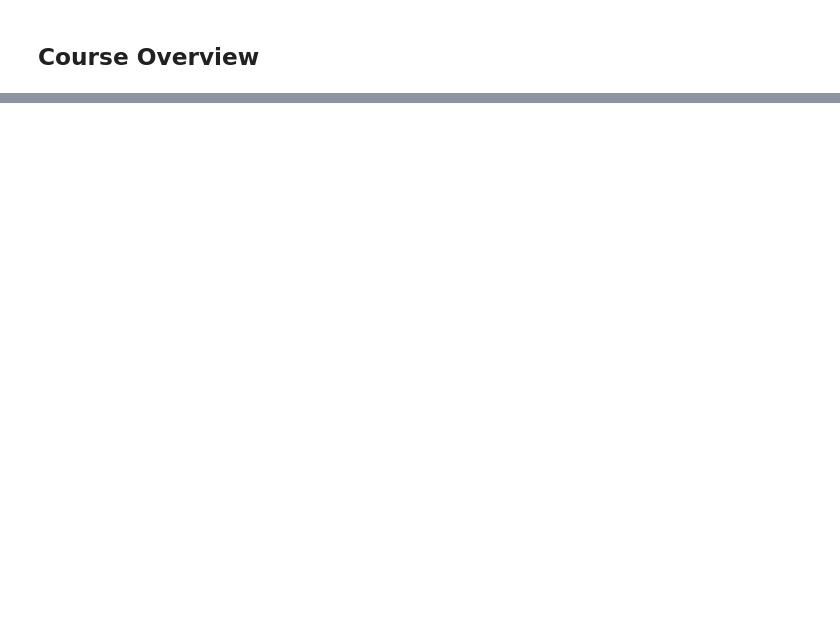
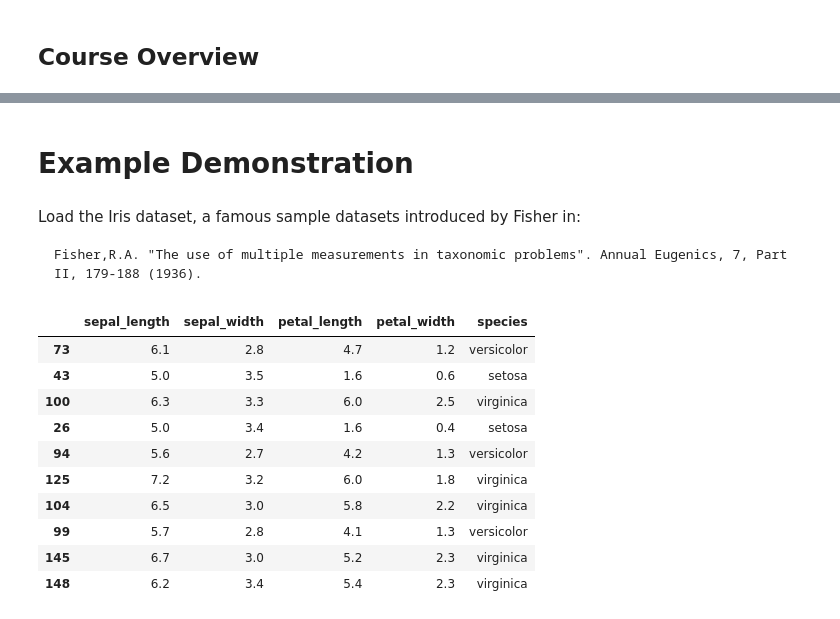
Before and after one commit to organisciak/Scripting-Course, a Jupyter notebook: slides/01-introduction.ipynb, the cells around one changed output, grey strips where cells are left out. Saved outputs shown, nothing was run; the diff lists cells and outputs as text; code cells hidden in the pictures; blank space fills up the shorter version.

```diff
--- a/slides/01-introduction.ipynb
+++ b/slides/01-introduction.ipynb
@@ -91,0 +338,2 @@ Add wide versus long data to syllabus
+# %% [markdown]
+# Example Demonstration
@@ -91,0 +345,19 @@ Add wide versus long data to syllabus
+# %% [markdown]
+Load the Iris dataset, a famous sample datasets introduced by Fisher in:
+
+    Fisher,R.A. "The use of multiple measurements in taxonomic problems". Annual Eugenics, 7, Part II, 179-188 (1936).
+# %%
+iris = sns.load_dataset("iris")
+iris.sample(10)
+# %% [output]
+|  | sepal_length | sepal_width | petal_length | petal_width | species |
+| 73 | 6.1 | 2.8 | 4.7 | 1.2 | versicolor |
+| 43 | 5.0 | 3.5 | 1.6 | 0.6 | setosa |
+| 100 | 6.3 | 3.3 | 6.0 | 2.5 | virginica |
+| 26 | 5.0 | 3.4 | 1.6 | 0.4 | setosa |
+| 94 | 5.6 | 2.7 | 4.2 | 1.3 | versicolor |
+| 125 | 7.2 | 3.2 | 6.0 | 1.8 | virginica |
+| 104 | 6.5 | 3.0 | 5.8 | 2.2 | virginica |
+| 99 | 5.7 | 2.8 | 4.1 | 1.3 | versicolor |
+| 145 | 6.7 | 3.0 | 5.2 | 2.3 | virginica |
+| 148 | 6.2 | 3.4 | 5.4 | 2.3 | virginica |
```
Also changed, not shown: parts of 127 cells of this notebook, 22 other files.
